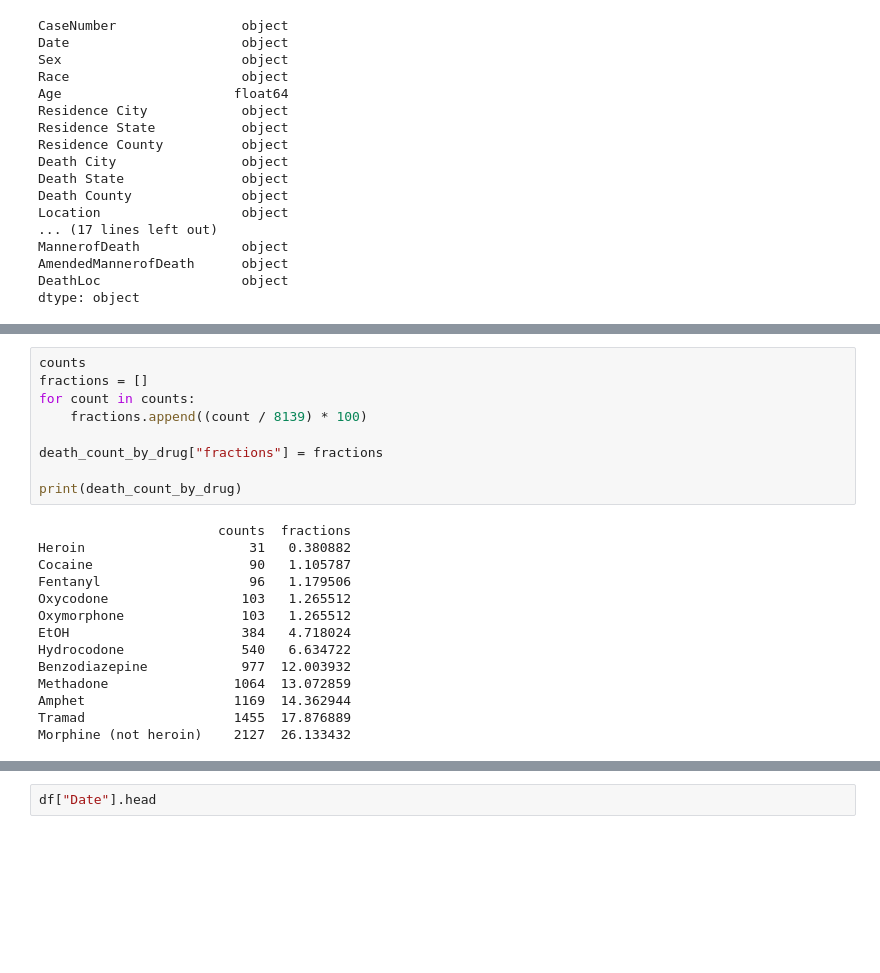
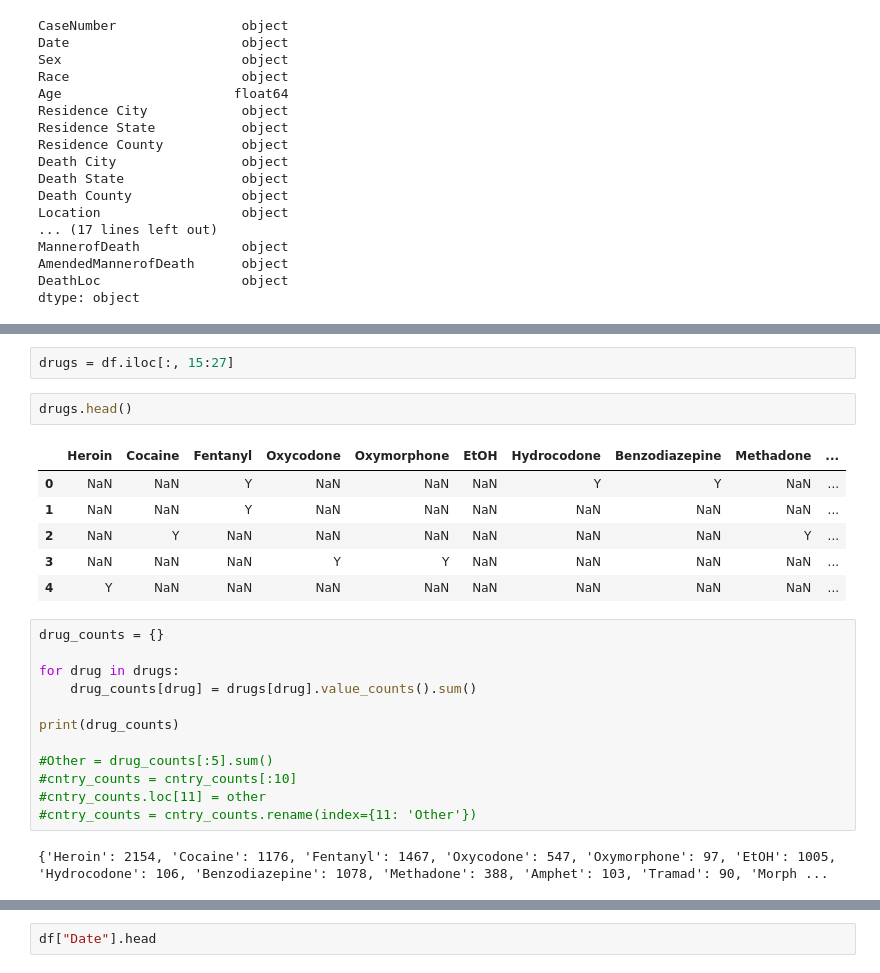
Before and after one commit to jtillis0317/Drills-and-Projects, a Jupyter notebook: Capstone.Unit4.ipynb, the cells around one changed output, grey strips where cells are left out. Cells and saved outputs as stored; diff of their text form; blank space fills up the shorter version.

```diff
--- a/Capstone.Unit4.ipynb
+++ b/Capstone.Unit4.ipynb
@@ -105,23 +112,25 @@ Morphine (not heroin)    2127
-# %%
-counts
-fractions = []
-for count in counts:
-    fractions.append((count / 8139) * 100)
-
-death_count_by_drug["fractions"] = fractions
-
-print(death_count_by_drug)
-# %% [output]
-                       counts  fractions
-Heroin                     31   0.380882
-Cocaine                    90   1.105787
-Fentanyl                   96   1.179506
-Oxycodone                 103   1.265512
-Oxymorphone               103   1.265512
-EtOH                      384   4.718024
-Hydrocodone               540   6.634722
-Benzodiazepine            977  12.003932
-Methadone                1064  13.072859
-Amphet                   1169  14.362944
-Tramad                   1455  17.876889
-Morphine (not heroin)    2127  26.133432
+# %%
+drugs = df.iloc[:, 15:27]
+# %%
+drugs.head()
+# %% [output]
+|  | Heroin | Cocaine | Fentanyl | Oxycodone | Oxymorphone | EtOH | Hydrocodone | Benzodiazepine | Methadone | ... |
+| 0 | NaN | NaN | Y | NaN | NaN | NaN | Y | Y | NaN | ... |
+| 1 | NaN | NaN | Y | NaN | NaN | NaN | NaN | NaN | NaN | ... |
+| 2 | NaN | Y | NaN | NaN | NaN | NaN | NaN | NaN | Y | ... |
+| 3 | NaN | NaN | NaN | Y | Y | NaN | NaN | NaN | NaN | ... |
+| 4 | Y | NaN | NaN | NaN | NaN | NaN | NaN | NaN | NaN | ... |
+# %%
+drug_counts = {}
+
+for drug in drugs:
+    drug_counts[drug] = drugs[drug].value_counts().sum()
+
+print(drug_counts)
+
+#Other = drug_counts[:5].sum()
+#cntry_counts = cntry_counts[:10]
+#cntry_counts.loc[11] = other
+#cntry_counts = cntry_counts.rename(index={11: 'Other'})
+# %% [output]
+{'Heroin': 2154, 'Cocaine': 1176, 'Fentanyl': 1467, 'Oxycodone': 547, 'Oxymorphone': 97, 'EtOH': 1005, 'Hydrocodone': 106, 'Benzodiazepine': 1078, 'Methadone': 388, 'Amphet': 103, 'Tramad': 90, 'Morph ...
```
Also changed, not shown: parts of 28 cells of this notebook.
